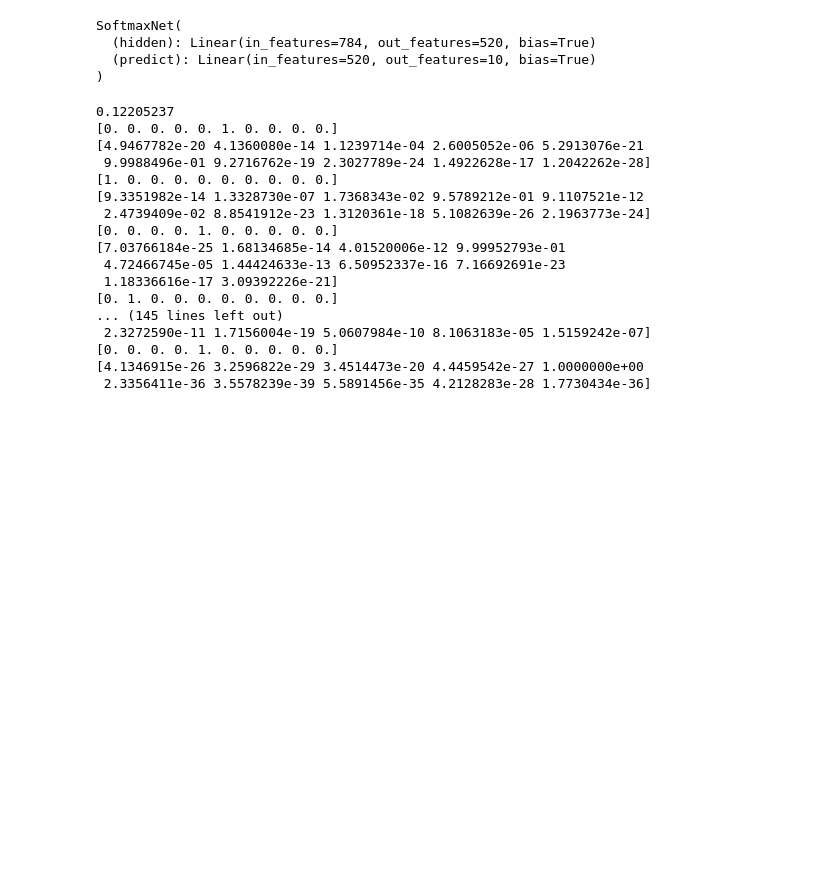
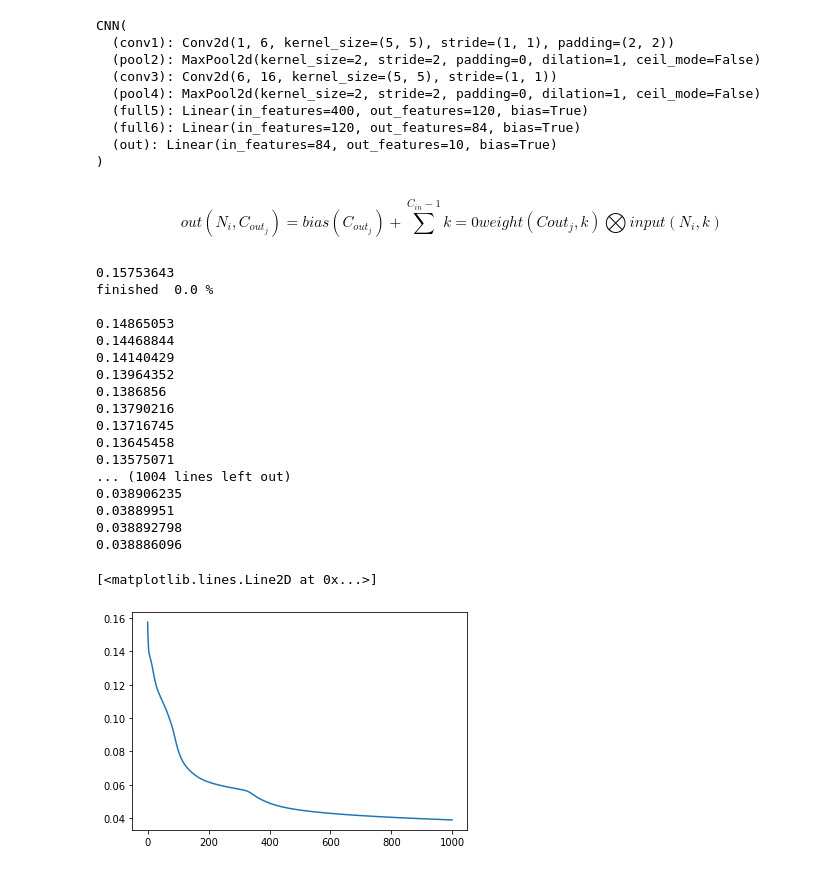
Before and after one commit to ShiZhuming/pku-AIPractice, a Jupyter notebook: ex3/dev.ipynb, the cells around one changed output. Saved outputs shown, nothing was run; the diff lists cells and outputs as text; code cells hidden in the pictures; blank space fills up the shorter version.

```diff
--- a/ex3/dev.ipynb
+++ b/ex3/dev.ipynb
@@ -61,7 +60,7 @@ def LoadLabels(file):
     offset += struct.calcsize(fmt)
     fmt = '>B'
 
-    items = 10 # for test
+    # items = 10 # for test
 
     LabelSet = np.zeros((items, 10))
     for i in range(items):
@@ -124,11 +136,21 @@ class SoftmaxNet(nn.Module):
 # %%
-net = SoftmaxNet(28*28, 520, 10)
+net = CNN()
 print(net)
 # %% [output]
-SoftmaxNet(
-  (hidden): Linear(in_features=784, out_features=520, bias=True)
-  (predict): Linear(in_features=520, out_features=10, bias=True)
+CNN(
+  (conv1): Conv2d(1, 6, kernel_size=(5, 5), stride=(1, 1), padding=(2, 2))
+  (pool2): MaxPool2d(kernel_size=2, stride=2, padding=0, dilation=1, ceil_mode=False)
+  (conv3): Conv2d(6, 16, kernel_size=(5, 5), stride=(1, 1))
+  (pool4): MaxPool2d(kernel_size=2, stride=2, padding=0, dilation=1, ceil_mode=False)
+  (full5): Linear(in_features=400, out_features=120, bias=True)
+  (full6): Linear(in_features=120, out_features=84, bias=True)
+  (out): Linear(in_features=84, out_features=10, bias=True)
 )
+# %% [markdown]
+$$out(N_i, C_{out_j})=bias(C_{out_j})+\sum^{C_{in}-1}{k=0}weight(C{out_j},k)\bigotimes input(N_i,k)$$
+# %%
+losslist = []
+timelist = []
 # %%
 optimizer = torch.optim.SGD(net.parameters(), lr=0.01)
 loss_func = nn.MSELoss()
@@ -136,7 +158,7 @@ loss_func = nn.MSELoss()
 TrainImages = torch.tensor(TrainImages, dtype=torch.float32)
 TrainLabels = torch.tensor(TrainLabels, dtype=torch.float32)
 
-for t in range(5):
+for t in range(1000):
     prediction = net(TrainImages)
     loss = loss_func(prediction, TrainLabels)
 
@@ -146,27 +168,33 @@ for t in range(5):
 
     # for test
     print(loss.data.numpy())
-    # plt.ion()
-    for i in range(10):
-        print((TrainLabels.numpy())[i])
-        print((prediction.detach().numpy())[i])
-        # plt.imshow(((TrainImages.numpy())[i]).reshape((28, 28)), cmap='Greys')
-        # plt.pause(1)
+
+    losslist.append(loss.data.numpy())
+    timelist.append(t)
+
+    if t%100 == 0:
+        print("finished ", t/10, "%\n")
 # %% [output]
-0.12205237
-[0. 0. 0. 0. 0. 1. 0. 0. 0. 0.]
-[4.9467782e-20 4.1360080e-14 1.1239714e-04 2.6005052e-06 5.2913076e-21
- 9.9988496e-01 9.2716762e-19 2.3027789e-24 1.4922628e-17 1.2042262e-28]
-[1. 0. 0. 0. 0. 0. 0. 0. 0. 0.]
-[9.3351982e-14 1.3328730e-07 1.7368343e-02 9.5789212e-01 9.1107521e-12
- 2.4739409e-02 8.8541912e-23 1.3120361e-18 5.1082639e-26 2.1963773e-24]
-[0. 0. 0. 0. 1. 0. 0. 0. 0. 0.]
-[7.03766184e-25 1.68134685e-14 4.01520006e-12 9.99952793e-01
- 4.72466745e-05 1.44424633e-13 6.50952337e-16 7.16692691e-23
- 1.18336616e-17 3.09392226e-21]
-[0. 1. 0. 0. 0. 0. 0. 0. 0. 0.]
-... (145 lines left out)
- 2.3272590e-11 1.7156004e-19 5.0607984e-10 8.1063183e-05 1.5159242e-07]
-[0. 0. 0. 0. 1. 0. 0. 0. 0. 0.]
-[4.1346915e-26 3.2596822e-29 3.4514473e-20 4.4459542e-27 1.0000000e+00
- 2.3356411e-36 3.5578239e-39 5.5891456e-35 4.2128283e-28 1.7730434e-36]
+0.15753643
+finished  0.0 %
+
+0.14865053
+0.14468844
+0.14140429
+0.13964352
+0.1386856
+0.13790216
+0.13716745
+0.13645458
+0.13575071
+... (1004 lines left out)
+0.038906235
+0.03889951
+0.038892798
+0.038886096
+# %%
+# print(timelist, losslist)
+plt.plot(timelist, losslist)
+# %% [output]
+[<matplotlib.lines.Line2D at 0x...>]
+[figure, added]
```
Also changed, not shown: parts of 12 cells of this notebook, 1 other file.
